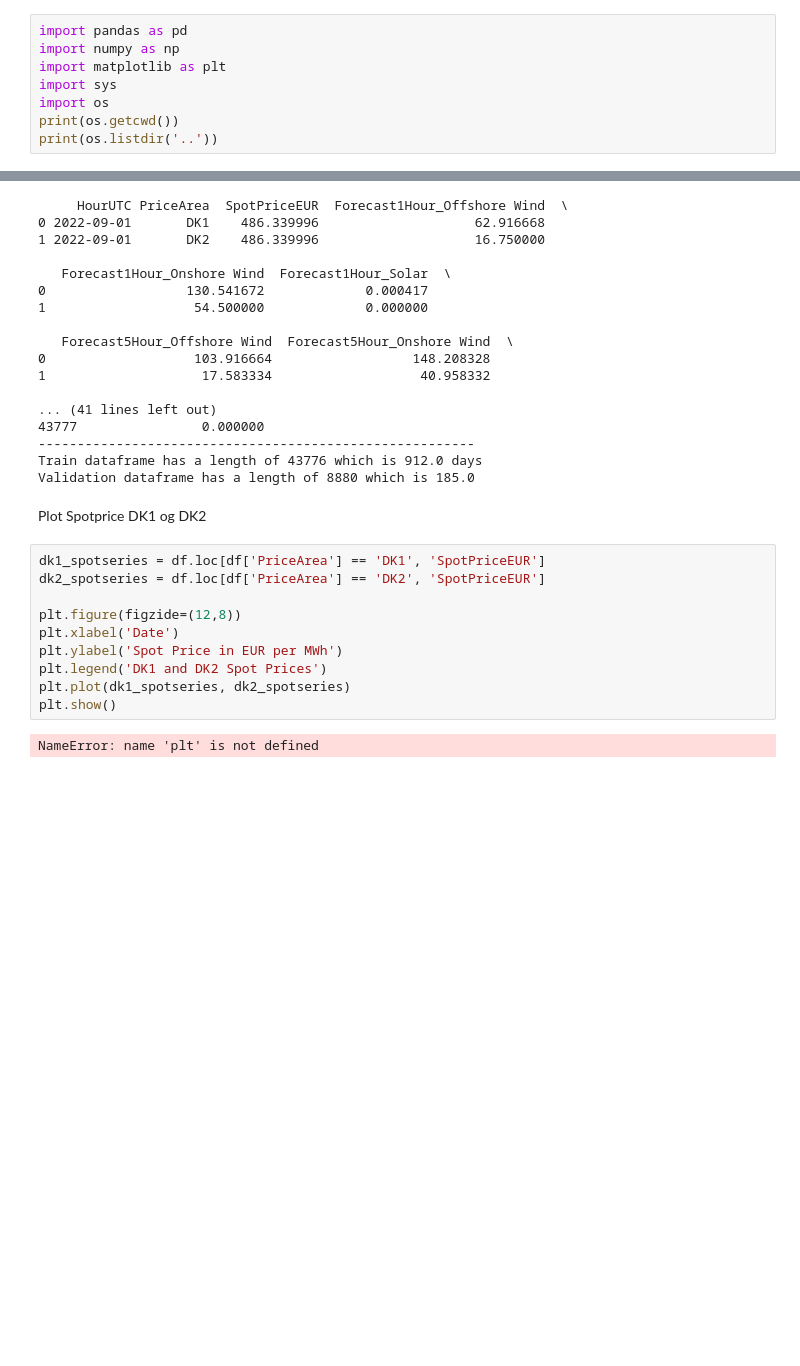
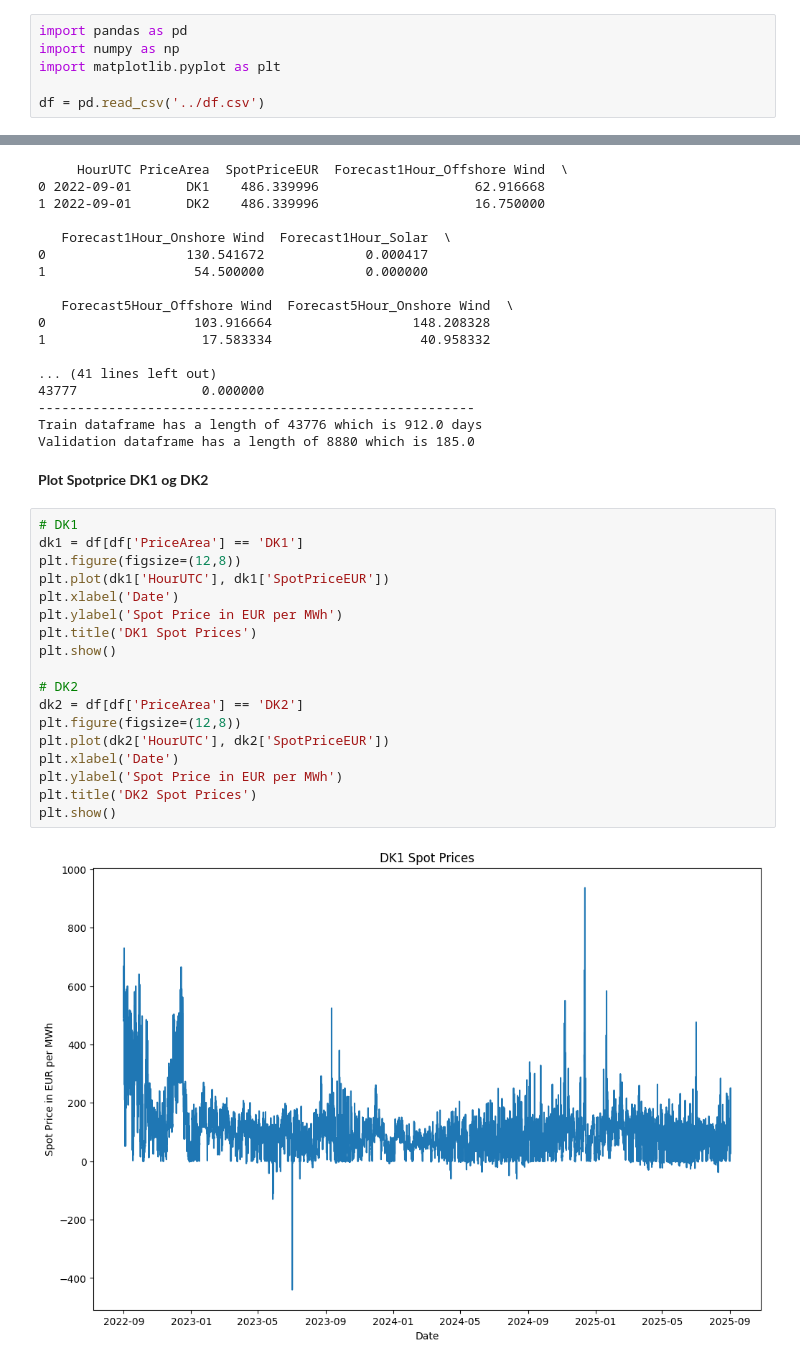
Before and after one commit to Hjavis/spot, a Jupyter notebook: book.ipynb, the cells around one changed output, grey strips where cells are left out. Saved outputs shown, nothing was run; the diff lists cells and outputs as text; blank space fills up the shorter version.

Commit message:
plotting

```diff
--- a/book.ipynb
+++ b/book.ipynb
@@ -1,8 +1,6 @@
 # %%
 import pandas as pd
 import numpy as np
-import matplotlib as plt
-import sys
-import os
-print(os.getcwd())
-print(os.listdir('..'))
+import matplotlib.pyplot as plt
+
+df = pd.read_csv('../df.csv')
@@ -61,16 +56,24 @@ print(f'Validation dataframe has a length of {len(df_walk_forward)} which is {le
 Train dataframe has a length of 43776 which is 912.0 days
 Validation dataframe has a length of 8880 which is 185.0
 # %% [markdown]
-Plot Spotprice DK1 og DK2
+**Plot Spotprice DK1 og DK2**
 # %%
-dk1_spotseries = df.loc[df['PriceArea'] == 'DK1', 'SpotPriceEUR']
-dk2_spotseries = df.loc[df['PriceArea'] == 'DK2', 'SpotPriceEUR']
-
-plt.figure(figzide=(12,8))
+# DK1
+dk1 = df[df['PriceArea'] == 'DK1']
+plt.figure(figsize=(12,8))
+plt.plot(dk1['HourUTC'], dk1['SpotPriceEUR'])
 plt.xlabel('Date')
 plt.ylabel('Spot Price in EUR per MWh')
-plt.legend('DK1 and DK2 Spot Prices')
-plt.plot(dk1_spotseries, dk2_spotseries)
+plt.title('DK1 Spot Prices')
 plt.show()
+
+# DK2
+dk2 = df[df['PriceArea'] == 'DK2']
+plt.figure(figsize=(12,8))
+plt.plot(dk2['HourUTC'], dk2['SpotPriceEUR'])
+plt.xlabel('Date')
+plt.ylabel('Spot Price in EUR per MWh')
+plt.title('DK2 Spot Prices')
+plt.show()
 # %% [output]
-NameError: name 'plt' is not defined
+[figure, added]
```
Also changed, not shown: parts of 6 cells of this notebook.
